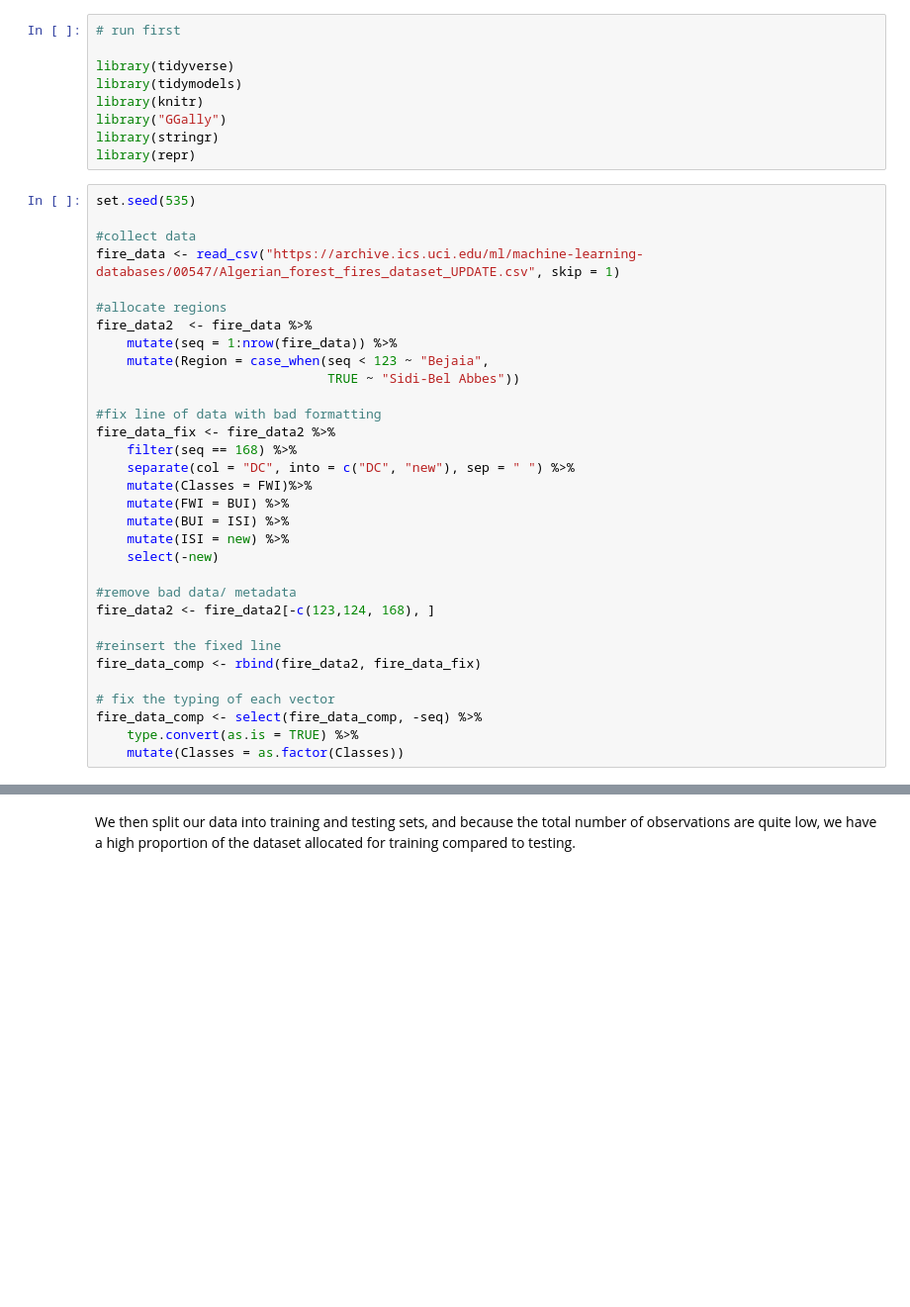
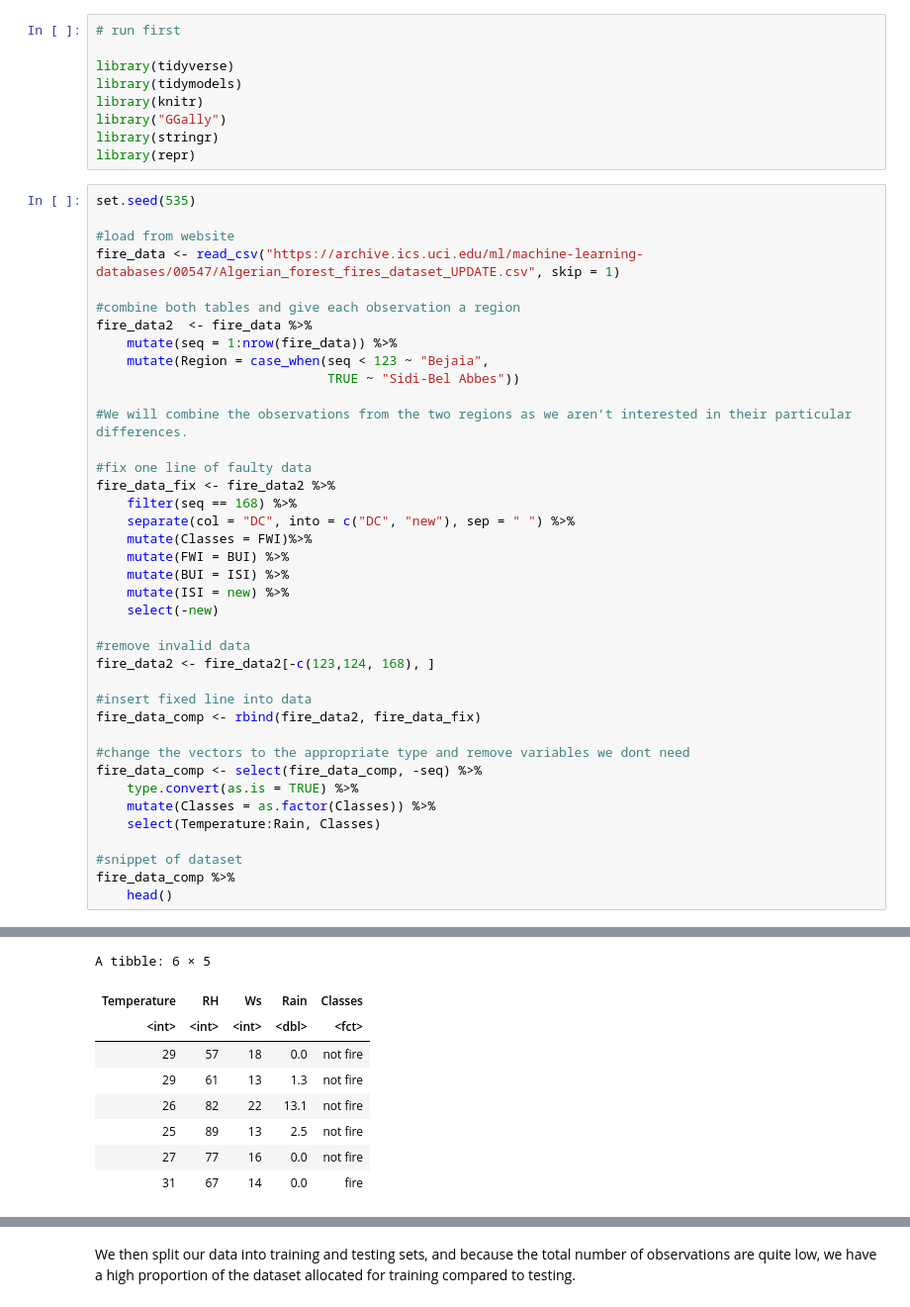
Before and after one commit to danielhou13/DSCI-100-Project-gr-17, a Jupyter notebook: Report.ipynb, the cells around one changed output, grey strips where cells are left out. Shown at 99% size. Saved outputs shown, nothing was run; the diff lists cells and outputs as text; blank space fills up the shorter version.

Commit message:
Adjusted our data wrangling

```diff
--- a/Report.ipynb
+++ b/Report.ipynb
@@ -46,51 +46,67 @@ library(repr)
 # %%
 set.seed(535)
 
-#collect data
+#load from website
 fire_data <- read_csv("https://archive.ics.uci.edu/ml/machine-learning-databases/00547/Algerian_forest_fires_dataset_UPDATE.csv", skip = 1)
 
-#allocate regions
+#combine both tables and give each observation a region
 fire_data2  <- fire_data %>%
     mutate(seq = 1:nrow(fire_data)) %>%
     mutate(Region = case_when(seq < 123 ~ "Bejaia",
                               TRUE ~ "Sidi-Bel Abbes"))
 
-#fix line of data with bad formatting
+#We will combine the observations from the two regions as we aren’t interested in their particular differences.
+
+#fix one line of faulty data
 fire_data_fix <- fire_data2 %>%
     filter(seq == 168) %>%
     separate(col = "DC", into = c("DC", "new"), sep = " ") %>%
     mutate(Classes = FWI)%>%
     mutate(FWI = BUI) %>%
     mutate(BUI = ISI) %>%
     mutate(ISI = new) %>%
     select(-new)
 
-#remove bad data/ metadata
+#remove invalid data
 fire_data2 <- fire_data2[-c(123,124, 168), ]
 
-#reinsert the fixed line
+#insert fixed line into data
 fire_data_comp <- rbind(fire_data2, fire_data_fix)
 
-# fix the typing of each vector
+#change the vectors to the appropriate type and remove variables we dont need
 fire_data_comp <- select(fire_data_comp, -seq) %>%
     type.convert(as.is = TRUE) %>%
-    mutate(Classes = as.factor(Classes))
+    mutate(Classes = as.factor(Classes)) %>%
+    select(Temperature:Rain, Classes)
+
+#snippet of dataset
+fire_data_comp %>%
+    head()
 # %% [output]
 Parsed with column specification:
 cols(
   day = col_character(),
   month = col_character(),
   year = col_character(),
   Temperature = col_character(),
   RH = col_character(),
   Ws = col_character(),
   Rain = col_character(),
   FFMC = col_character(),
   DMC = col_character(),
   DC = col_character(),
 ... (8 lines left out)
 row col   expected     actual                                                                                                       file
 123  -- 14 columns 1 columns  'https://archive.ics.uci.edu/ml/machine-learning-databases/00547/Algerian_forest_fires_dataset_UPDATE.csv'
 168  -- 14 columns 13 columns 'https://archive.ics.uci.edu/ml/machine-learning-databases/00547/Algerian_forest_fires_dataset_UPDATE.csv'
 ”
+A tibble: 6 × 5
+| Temperature | RH | Ws | Rain | Classes |
+| <int> | <int> | <int> | <dbl> | <fct> |
+| 29 | 57 | 18 | 0.0 | not fire |
+| 29 | 61 | 13 | 1.3 | not fire |
+| 26 | 82 | 22 | 13.1 | not fire |
+| 25 | 89 | 13 | 2.5 | not fire |
+| 27 | 77 | 16 | 0.0 | not fire |
+| 31 | 67 | 14 | 0.0 | fire |
 # %% [markdown]
```
Also changed, not shown: parts of 12 cells of this notebook.
